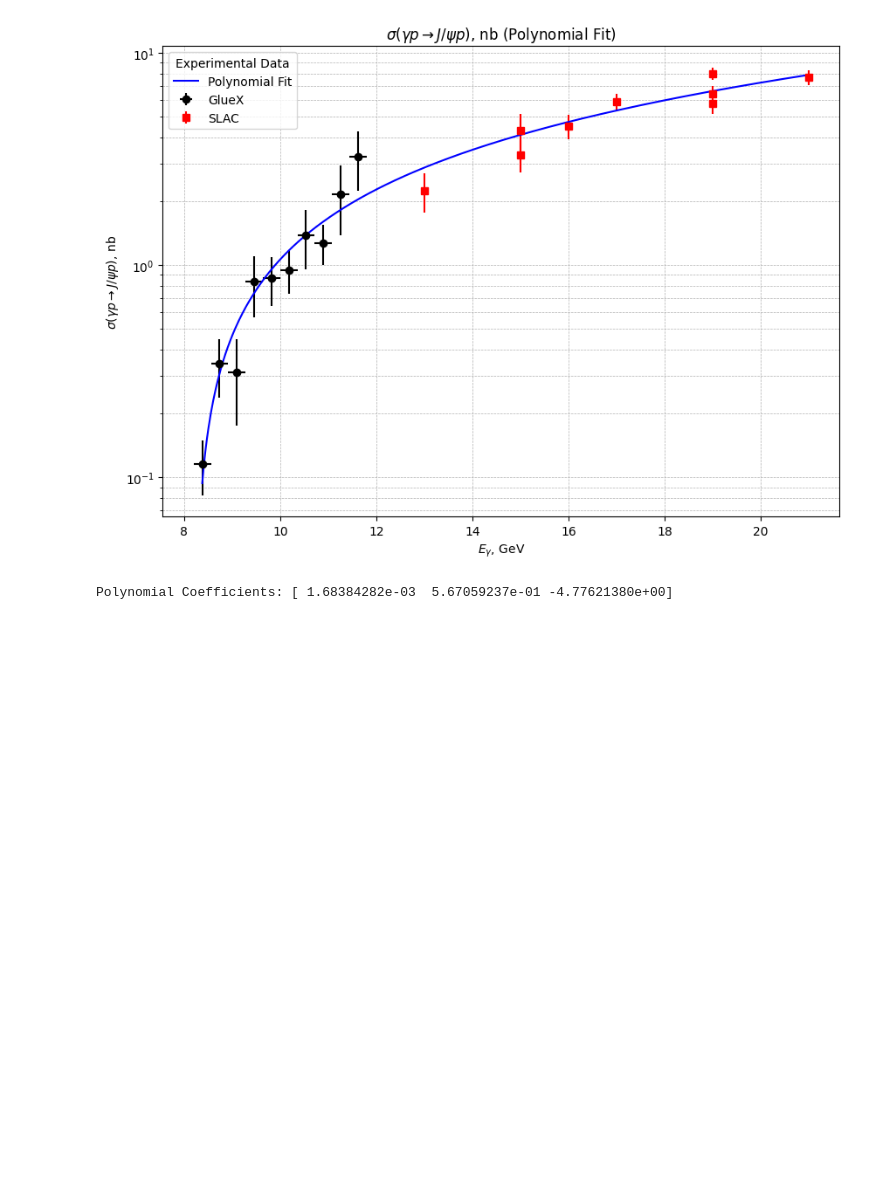
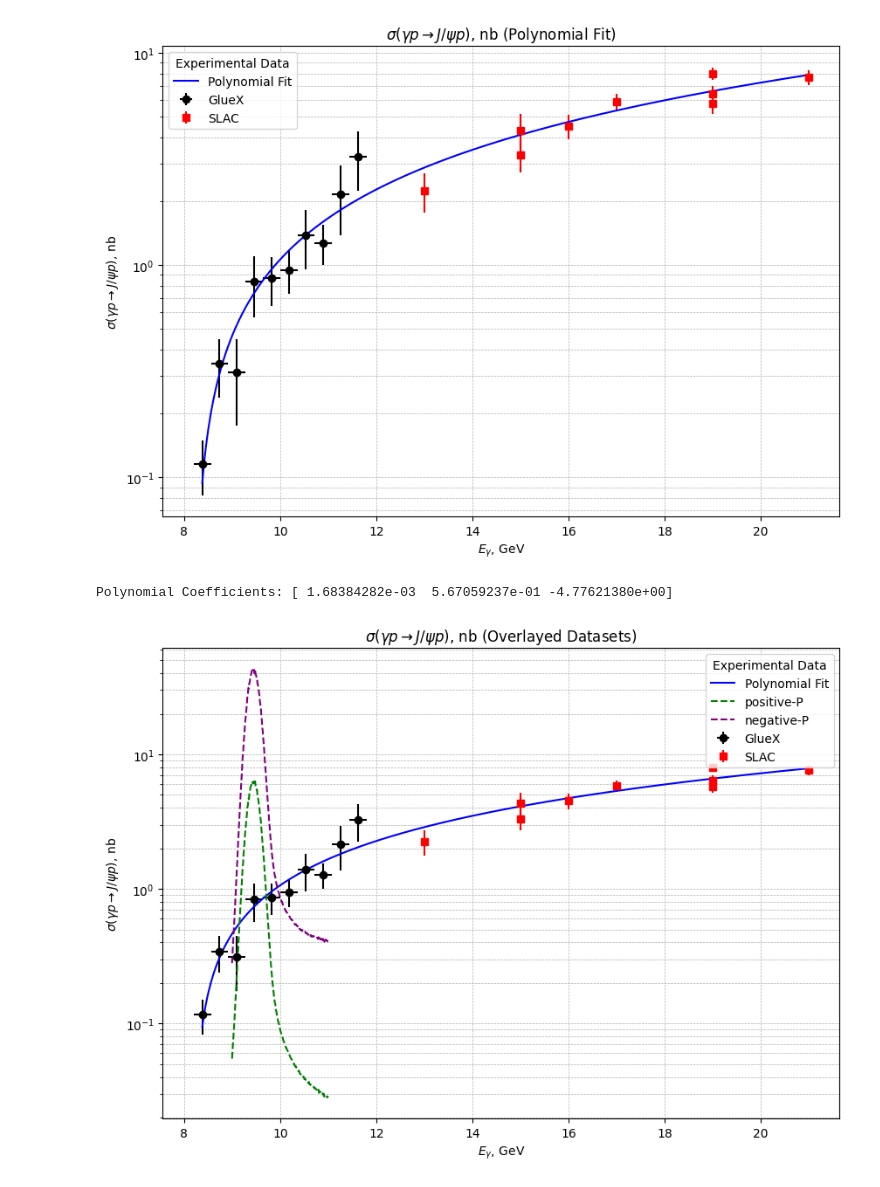
Before and after one commit to jazzitup/pentaquarkAna, a Jupyter notebook: pc_spin-5over2.ipynb, the cells around one changed output. Cells and saved outputs as stored; diff of their text form; code cells hidden in the pictures; blank space fills up the shorter version.

Commit message:
updated breitwigner comparison

```diff
--- a/pc_spin-5over2.ipynb
+++ b/pc_spin-5over2.ipynb
@@ -72,3 +72,87 @@ print("Polynomial Coefficients:", coefficients)
 # %% [output]
 [figure]
 Polynomial Coefficients: [ 1.68384282e-03  5.67059237e-01 -4.77621380e+00]
+# %%
+import numpy as np
+import matplotlib.pyplot as plt
+import pandas as pd
+
+# Reload the GlueX and SLAC data for the reset environment
+
+# GlueX data
+energy_bins = [
+    (8.2, 8.56),
+    (8.56, 8.92),
+    (8.92, 9.28),
+    (9.28, 9.64),
+    (9.64, 10.0),
+    (10.0, 10.36),
+    (10.36, 10.72),
+    (10.72, 11.08),
+    (11.08, 11.44),
+    (11.44, 11.8),
+]
+y_values = [0.116, 0.343, 0.313, 0.835, 0.868, 0.949, 1.383, 1.274, 2.158, 3.245]
+stat_errors = [0.031, 0.067, 0.127, 0.194, 0.196, 0.187, 0.284, 0.206, 0.421, 0.928]
+syst_errors = [0.013, 0.082, 0.052, 0.185, 0.109, 0.102, 0.323, 0.184, 0.657, 0.384]
+
+x_gluex = [(low + high) / 2 for low, high in energy_bins]
+xerr_gluex = [(high - low) / 2 for low, high in energy_bins]
+yerr_gluex = [np.sqrt(stat**2 + syst**2) for stat, syst in zip(stat_errors, syst_errors)]
+
+# SLAC data
+x_slac = [13, 15, 15, 16, 17, 19, 19, 19, 21]
+y_slac = [2.240, 3.304, 4.312, 4.515, 5.866, 5.750, 6.389, 7.986, 7.667]
+yerr_slac = [0.472, 0.560, 0.840, 0.606, 0.543, 0.586, 0.586, 0.532, 0.630]
+
+# Fit a polynomial of degree 2 (quadratic)
+x_combined = np.array(x_gluex + x_slac)
+y_combined = np.array(y_values + y_slac)
+coefficients = np.polyfit(x_combined, y_combined, 2)
+polynomial = np.poly1d(coefficients)
+x_fit = np.linspace(min(x_combined), max(x_combined), 500)
+y_fit = polynomial(x_fit)
+
+# Load the "positive-P" and "negative-P" dataset
+file_path = "breitwigner/pc4312fivehalf120.txt"
+data = pd.read_csv(file_path, sep=" ", header=None, names=["E_gamma", "positive-P", "negative-P"])
+
+x_positive = data["E_gamma"]
+y_positive = data["positive-P"]
+y_negative = data["negative-P"]
+
+# Plot the data and overlay datasets
+plt.figure(figsize=(10, 7))
+
+# Plot GlueX data
+plt.errorbar(x_gluex, y_values, xerr=xerr_gluex, yerr=yerr_gluex, fmt='o', color='black', label='GlueX')
+
+# Plot SLAC data
+plt.errorbar(x_slac, y_slac, yerr=yerr_slac, fmt='s', color='red', label='SLAC')
+
+# Plot the fitted curve
+plt.plot(x_fit, y_fit, '-', color='blue', label='Polynomial Fit')
+
+# Overlay the "positive-P" dataset
+plt.plot(x_positive, y_positive, '--', color='green', label='positive-P')
+
+# Overlay the "negative-P" dataset
+plt.plot(x_positive, y_negative, '--', color='purple', label='negative-P')
+
+# Set the plot to log scale for the y-axis
+plt.yscale('log')
+
+# Add labels, title, and legend
+plt.title(r'$\sigma(\gamma p \rightarrow J/\psi p)$, nb (Overlayed Datasets)')
+plt.xlabel(r'$E_\gamma$, GeV')
+plt.ylabel(r'$\sigma(\gamma p \rightarrow J/\psi p)$, nb')
+plt.legend(title="Experimental Data", loc='upper right')
+plt.grid(True, which="both", linestyle='--', linewidth=0.5)
+
+# Save the plot to a PNG file
+plt.savefig("output_overlay_plot.png", format="png", dpi=300)
+
+# Show the plot
+plt.show()
+# %% [output]
+[figure, added]
```
Also changed, not shown: parts of 2 cells of this notebook, 6 other files.
